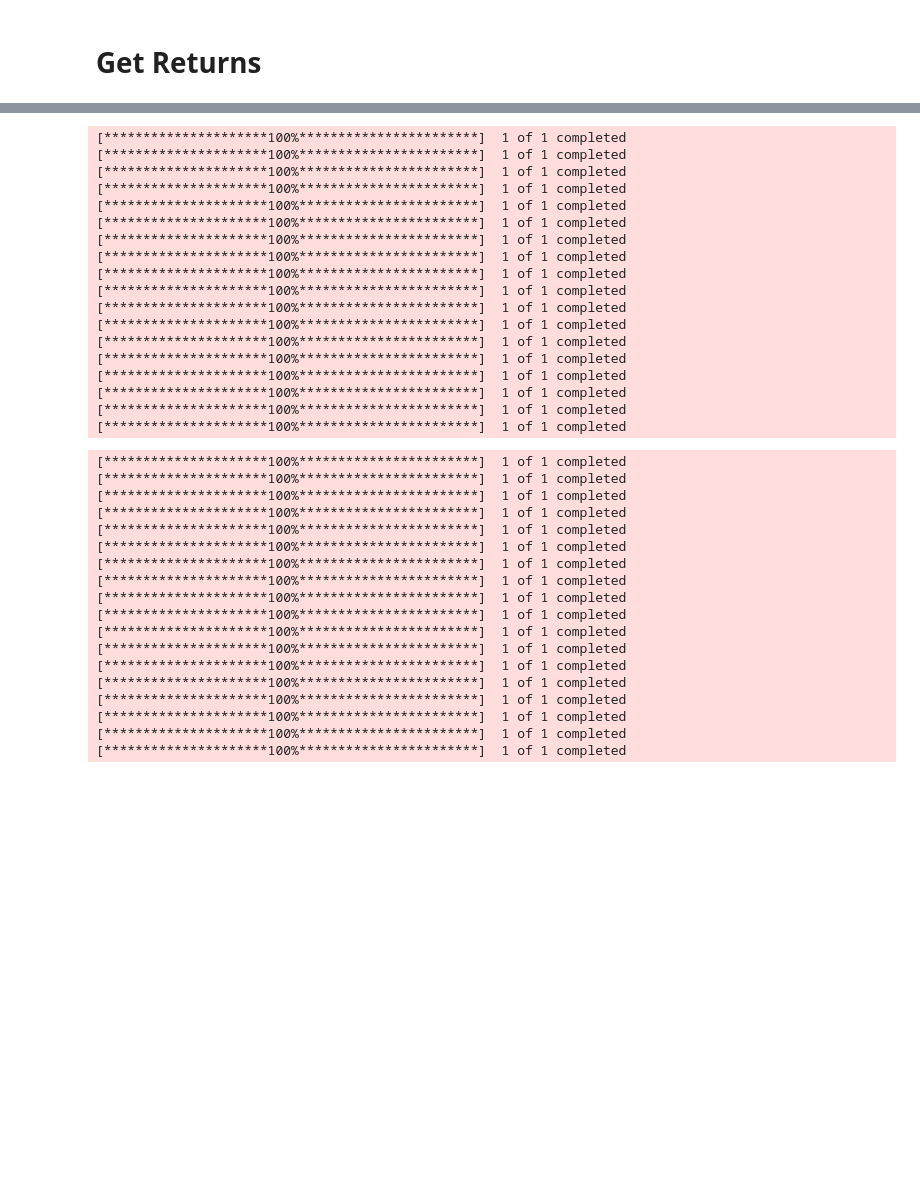
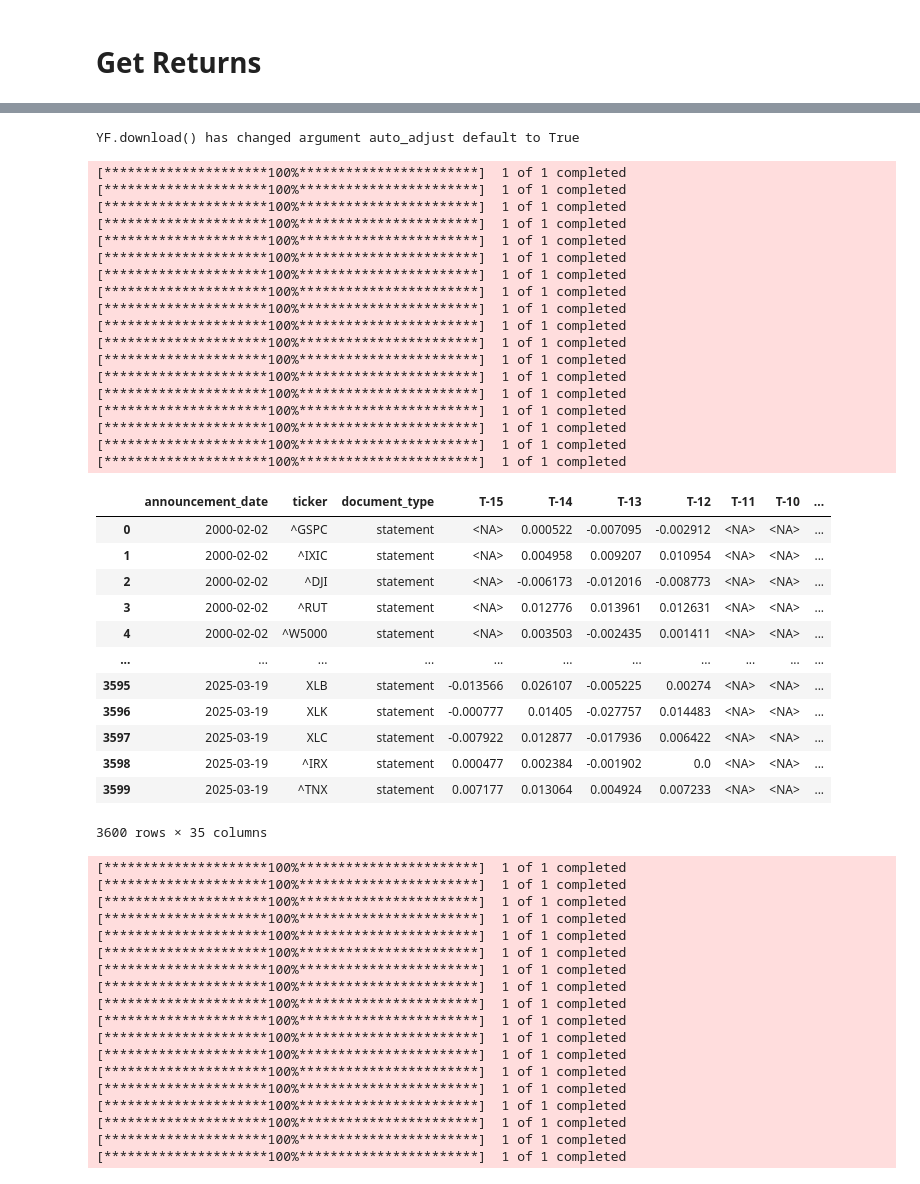
Before and after one commit to jonahnathan0/Fed_Announcements, a Jupyter notebook: Dataset_Build.ipynb, the cells around one changed output, grey strips where cells are left out. Saved outputs shown, nothing was run; the diff lists cells and outputs as text; code cells hidden in the pictures; blank space fills up the shorter version.

```diff
--- a/Dataset_Build.ipynb
+++ b/Dataset_Build.ipynb
@@ -5,11 +5,8 @@ import pandas as pd
 import yfinance as yf
 from datetime import datetime, timedelta
 
-# Load Dates for Statements & Intermeetings
-dates_statements = pd.read_csv('dates/dates_updated.csv')
-dates_statements['Statement Date'] = pd.to_datetime(dates_statements['Statement Date'], errors='coerce')
-dates_statements['document_type'] = 'statement'
 
-dates_intermeetings = pd.read_csv('dates/dates_updated.csv')
-dates_intermeetings['Intermeeting Date'] = pd.to_datetime(dates_intermeetings['Intermeeting Date'], errors='coerce')
-dates_intermeetings['document_type'] = 'intermeeting'
+dates = pd.read_csv('dates/dates_updated.csv')
+dates = dates.drop(index=[59, 67, 161, 163, 164, 168]).reset_index(drop=True)
+dates_new = dates
+dates_new.to_csv('dates/dates_new.csv')
@@ -20,5 +26,3 @@ tickers = [
     'XLE', 'XLV', 'XLI', 'XLB', 'XLK', 'XLC',
     '^IRX', '^TNX'
 ]
-dates = pd.read_csv('dates/dates_updated.csv')
-dates = dates.drop(index=168).reset_index(drop=True)
@@ -84,24 +104,47 @@ statements_df
 
 statements_df.to_csv('raw_data/statement_prices.csv', index=False)
 # %% [output]
-[*********************100%***********************]  1 of 1 completed
-[*********************100%***********************]  1 of 1 completed
-[*********************100%***********************]  1 of 1 completed
-[*********************100%***********************]  1 of 1 completed
-[*********************100%***********************]  1 of 1 completed
-[*********************100%***********************]  1 of 1 completed
-[*********************100%***********************]  1 of 1 completed
-[*********************100%***********************]  1 of 1 completed
-[*********************100%***********************]  1 of 1 completed
-[*********************100%***********************]  1 of 1 completed
-[*********************100%***********************]  1 of 1 completed
-[*********************100%***********************]  1 of 1 completed
-[*********************100%***********************]  1 of 1 completed
-[*********************100%***********************]  1 of 1 completed
-[*********************100%***********************]  1 of 1 completed
-[*********************100%***********************]  1 of 1 completed
-[*********************100%***********************]  1 of 1 completed
-[*********************100%***********************]  1 of 1 completed
+YF.download() has changed argument auto_adjust default to True
+[*********************100%***********************]  1 of 1 completed
+[*********************100%***********************]  1 of 1 completed
+[*********************100%***********************]  1 of 1 completed
+[*********************100%***********************]  1 of 1 completed
+[*********************100%***********************]  1 of 1 completed
+[*********************100%***********************]  1 of 1 completed
+[*********************100%***********************]  1 of 1 completed
+[*********************100%***********************]  1 of 1 completed
+[*********************100%***********************]  1 of 1 completed
+[*********************100%***********************]  1 of 1 completed
+[*********************100%***********************]  1 of 1 completed
+[*********************100%***********************]  1 of 1 completed
+[*********************100%***********************]  1 of 1 completed
+[*********************100%***********************]  1 of 1 completed
+[*********************100%***********************]  1 of 1 completed
+[*********************100%***********************]  1 of 1 completed
+[*********************100%***********************]  1 of 1 completed
+[*********************100%***********************]  1 of 1 completed
+# %%
+# First, ensure the announcement_date column is datetime (if it isn't already)
+statements_df['announcement_date'] = pd.to_datetime(statements_df['announcement_date'])
+
+# Now create a meeting_id based on unique announcement_date
+statements_df['meeting_id'] = statements_df['announcement_date'].factorize()[0] + 1
+# %%
+statements_df
+# %% [output]
+|  | announcement_date | ticker | document_type | T-15 | T-14 | T-13 | T-12 | T-11 | T-10 | ... |
+| 0 | 2000-02-02 | ^GSPC | statement | <NA> | 0.000522 | -0.007095 | -0.002912 | <NA> | <NA> | ... |
+| 1 | 2000-02-02 | ^IXIC | statement | <NA> | 0.004958 | 0.009207 | 0.010954 | <NA> | <NA> | ... |
+| 2 | 2000-02-02 | ^DJI | statement | <NA> | -0.006173 | -0.012016 | -0.008773 | <NA> | <NA> | ... |
+| 3 | 2000-02-02 | ^RUT | statement | <NA> | 0.012776 | 0.013961 | 0.012631 | <NA> | <NA> | ... |
+| 4 | 2000-02-02 | ^W5000 | statement | <NA> | 0.003503 | -0.002435 | 0.001411 | <NA> | <NA> | ... |
+| ... | ... | ... | ... | ... | ... | ... | ... | ... | ... | ... |
+| 3595 | 2025-03-19 | XLB | statement | -0.013566 | 0.026107 | -0.005225 | 0.00274 | <NA> | <NA> | ... |
+| 3596 | 2025-03-19 | XLK | statement | -0.000777 | 0.01405 | -0.027757 | 0.014483 | <NA> | <NA> | ... |
+| 3597 | 2025-03-19 | XLC | statement | -0.007922 | 0.012877 | -0.017936 | 0.006422 | <NA> | <NA> | ... |
+| 3598 | 2025-03-19 | ^IRX | statement | 0.000477 | 0.002384 | -0.001902 | 0.0 | <NA> | <NA> | ... |
+| 3599 | 2025-03-19 | ^TNX | statement | 0.007177 | 0.013064 | 0.004924 | 0.007233 | <NA> | <NA> | ... |
+3600 rows × 35 columns
 # %%
 dates['Intermeeting Date'] = pd.to_datetime(dates['Intermeeting Date'])
 dates['document_type'] = 'intermeeting'
```
Also changed, not shown: parts of 11 cells of this notebook, 5 other files.
